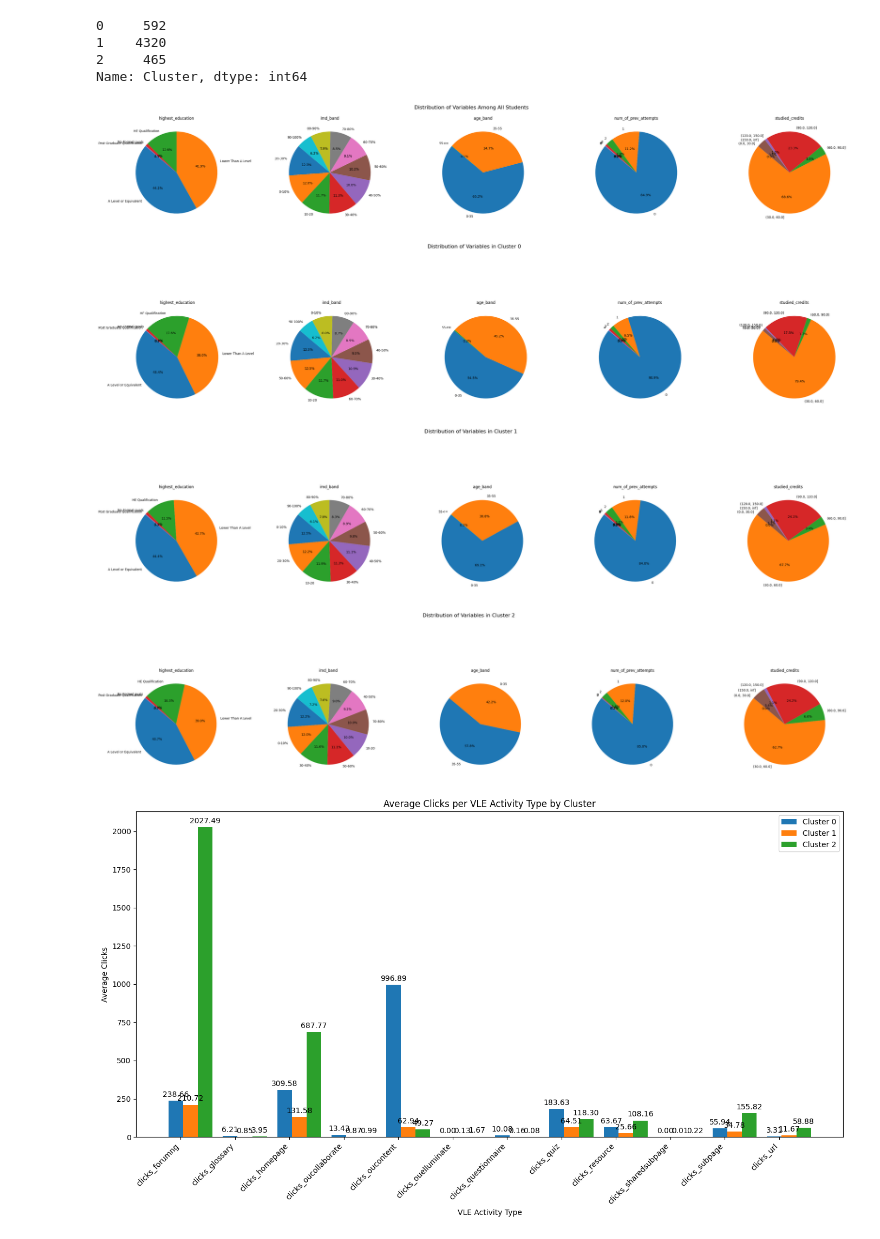
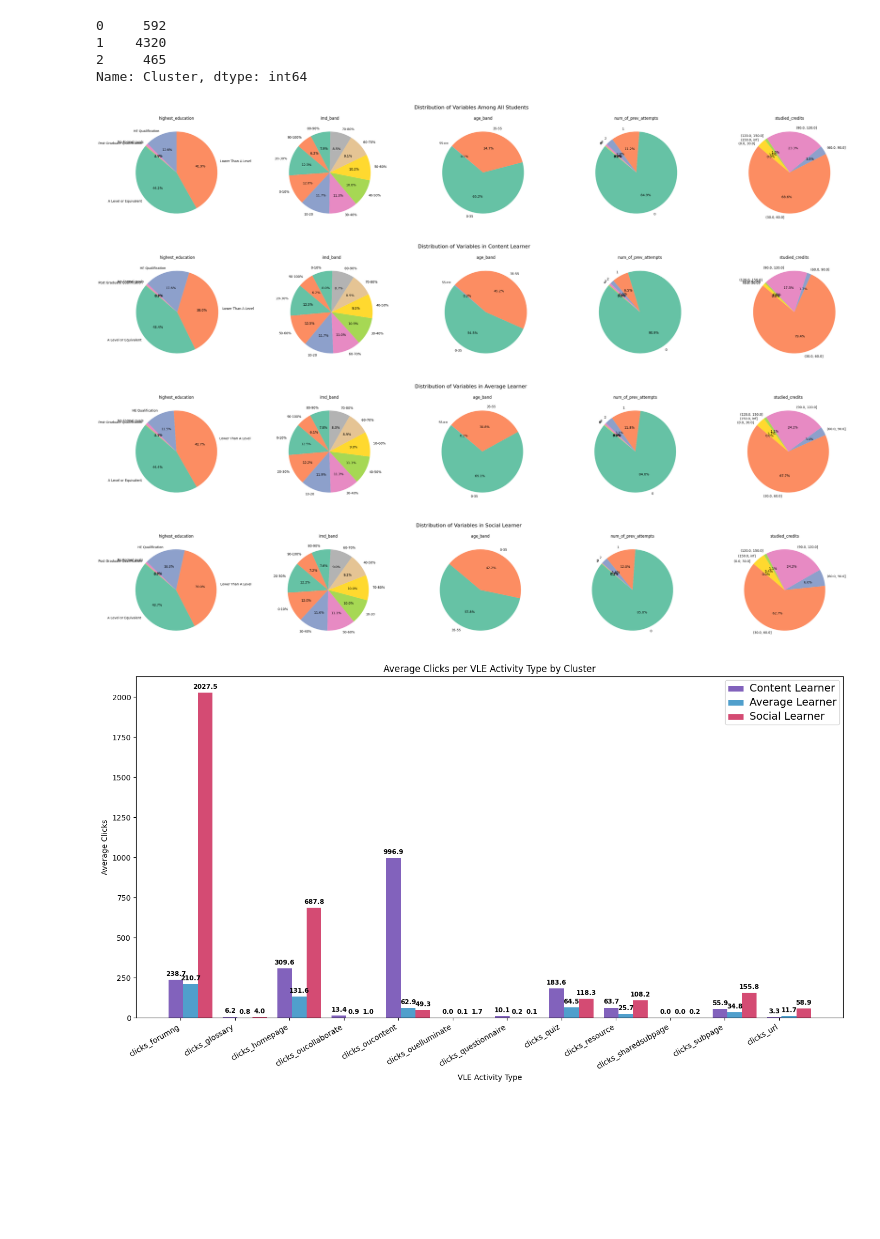
Before and after one commit to TakaSoap/HKU-MLIM7349, a Jupyter notebook: OULAD_7349.ipynb, the cells around one changed output. Cells and saved outputs as stored; diff of their text form; code cells hidden in the pictures; blank space fills up the shorter version.

```diff
--- a/OULAD_7349.ipynb
+++ b/OULAD_7349.ipynb
@@ -65,24 +65,29 @@ import matplotlib.pyplot as plt
 import seaborn as sns
 
 # Assuming result_df is your DataFrame
-features_df = result_df.drop(['id_student', 'final_result'], axis=1)
+features_df = result_df[['clicks_forumng', 'clicks_glossary', 'clicks_homepage', 'clicks_oucollaborate', 'clicks_oucontent', 'clicks_ouelluminate', 'clicks_questionnaire', 'clicks_quiz', 'clicks_resource', 'clicks_sharedsubpage', 'clicks_subpage', 'clicks_url']]
 
-# Step 1: Preprocess the Data
+# Preprocess the Data
 scaler = StandardScaler()
 features_scaled = scaler.fit_transform(features_df)
 
-# Step 2: Determine the Optimal Number of Clusters using Elbow Method
+# Determine the Optimal Number of Clusters using Elbow Method
 wcss = []  # Within-cluster sum of squares
 for i in range(1, 11):
     kmeans = KMeans(n_clusters=i, init='k-means++', random_state=25252, max_iter=25252)
     kmeans.fit(features_scaled)
     wcss.append(kmeans.inertia_)
 
+
 # Plot the Elbow Method graph
 plt.figure(figsize=(10, 5))
-plt.plot(range(1, 11), wcss, marker='o', linestyle='--')
+plt.plot(range(1, 11), wcss, marker='o', linestyle='-', color='b')
 plt.title('Elbow Method for Optimal Number of Clusters')
-plt.xlabel('Number of clusters')
+plt.xlabel('Number of Clusters')
 plt.ylabel('WCSS')
+plt.xticks(range(1, 11, 1))
+plt.axvline(x=3, color='red', linestyle='--')  # Highlight the optimal point
+plt.text(3.2, wcss[2], 'Optimal Number of Clusters (k=3)', ha='left', va='bottom')  # Add label to the x=3 point
+plt.grid(True)
 plt.show()
 # %% [output]
@@ -179,45 +191,46 @@ for ax, var in zip(axes, variables):
             counts = pd.cut(student_info_clustered[var], bins=[0, 30, 60, 90, 120, 150, np.inf]).value_counts().sort_index()
 
         # Pie chart for the variable
-        ax.pie(counts, labels=counts.index, autopct='%1.1f%%', startangle=140)
+        ax.pie(counts, labels=counts.index, autopct='%1.1f%%', startangle=140, colors=sns.color_palette('Set2'))
         ax.set(aspect="equal", title=var)
 
 plt.subplots_adjust(wspace=0.5)
 plt.show()
-
+cluster_labels = ['Content Learner', 'Average Learner', 'Social Learner']
 # For each cluster, generate pie charts for each variable
 clusters = focused_df['Cluster'].unique()
 for cluster in sorted(clusters):
     # Filter the DataFrame for the current cluster
     cluster_df = focused_df[focused_df['Cluster'] == cluster]
 
     # Figure setup
-    fig, axes = plt.subplots(1, len(variables), figsize=(40, 10))
-    fig.suptitle(f'Distribution of Variables in Cluster {cluster}', fontsize=16)
+    fig, axes = plt.subplots(1, len(variables), figsize=(40, 6))
+    fig.suptitle(f'Distribution of Variables in {cluster_labels[cluster]}', fontsize=16)
+
 
     for ax, var in zip(axes, variables):
         # For numeric variables ('num_of_prev_attempts', 'studied_credits'), we use value_counts() to get distribution
         if var in ['num_of_prev_attempts', 'studied_credits']:
             counts = cluster_df[var].value_counts().sort_index()
         # For categorical variables, directly use value_counts()
         else:
             counts = cluster_df[var].value_counts()
 
         # For variables with many unique values, consider binning or summarization before plotting
         if var == 'studied_credits':
             counts = pd.cut(cluster_df[var], bins=[0, 30, 60, 90, 120, 150, np.inf]).value_counts().sort_index()
 
         # Pie chart for the variable
-        ax.pie(counts, labels=counts.index, autopct='%1.1f%%', startangle=140)
+        ax.pie(counts, labels=counts.index, autopct='%1.1f%%', startangle=140, colors=sns.color_palette('Set2'))
         ax.set(aspect="equal", title=var)
 
     plt.subplots_adjust(wspace=0.5)
     plt.show()
 # %% [output]
-[figure, old version]
+[figure, new version]
-[figure, old version]
+[figure, new version]
-[figure, old version]
+[figure, new version]
-[figure, old version]
+[figure, new version]
 # %%
 import matplotlib.pyplot as plt
 
@@ -231,39 +244,46 @@ data_transposed = cluster_means.transpose()
 # Set up the x locations for the groups
 n = len(data_transposed)  # Number of activity types
 ind = np.arange(n)  # the x locations for the groups
-width = 0.27  # the width of the bars
+bar_width = 0.27  # the width of the bars
 
 fig = plt.figure(figsize=(14, 8))
 ax = fig.add_subplot(111)
 
+
+cluster_labels = ['Content Learner', 'Average Learner', 'Social Learner']
+cluster_colors = ['#8262BC', '#509FCC', '#D44B73']
+
 # Create bars for each cluster
 bars = []
 for i in range(len(cluster_means)):
-    bars.append(ax.bar(ind + i*width, data_transposed[i], width, label=f'Cluster {i}'))
+    bars.append(ax.bar(ind + i*bar_width, data_transposed[i], bar_width, label=cluster_labels[i], color=cluster_colors[i]))
 
 # Add some text for labels, title and axes ticks
 ax.set_xlabel('VLE Activity Type')
 ax.set_ylabel('Average Clicks')
 ax.set_title('Average Clicks per VLE Activity Type by Cluster')
-ax.set_xticks(ind + width / 3)
-ax.set_xticklabels(data_transposed.index, rotation=45, ha="right")
+ax.set_xticks(ind + bar_width / 3)
+ax.set_xticklabels(data_transposed.index, rotation=30, ha="right")
 
 ax.legend(loc='best')
+plt.setp(ax.get_legend().get_texts(), fontsize='14')
 
 # Adding value labels on top of each bar
 for bar in bars:
     for rect in bar:
         height = rect.get_height()
-        ax.annotate(f'{height:.2f}',
+        ax.annotate(f'{height:.1f}',
                     xy=(rect.get_x() + rect.get_width() / 2, height),
                     xytext=(0, 3),  # 3 points vertical offset
+                    fontsize = 8.5,
+                    fontweight='bold',
                     textcoords="offset points",
                     ha='center', va='bottom')
 
 plt.tight_layout()
 plt.show()
 # %% [output]
-[figure, old version]
+[figure, new version]
 # %%
 # Prepare Data
 final_result_counts = result_df.groupby(['Cluster', 'final_result']).size().unstack(fill_value=0).reindex(columns=["Fail", "Pass", "Distinction"])
```
Also changed, not shown: parts of 10 cells of this notebook, 33 other files.
